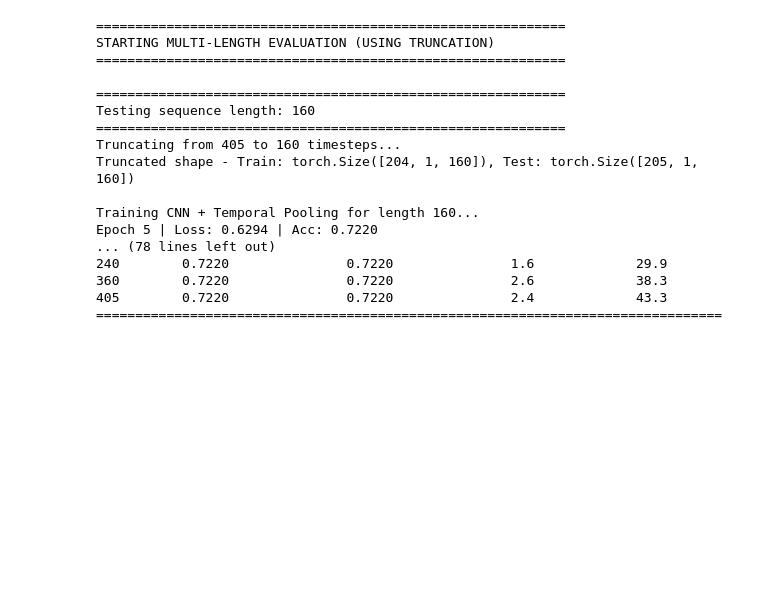
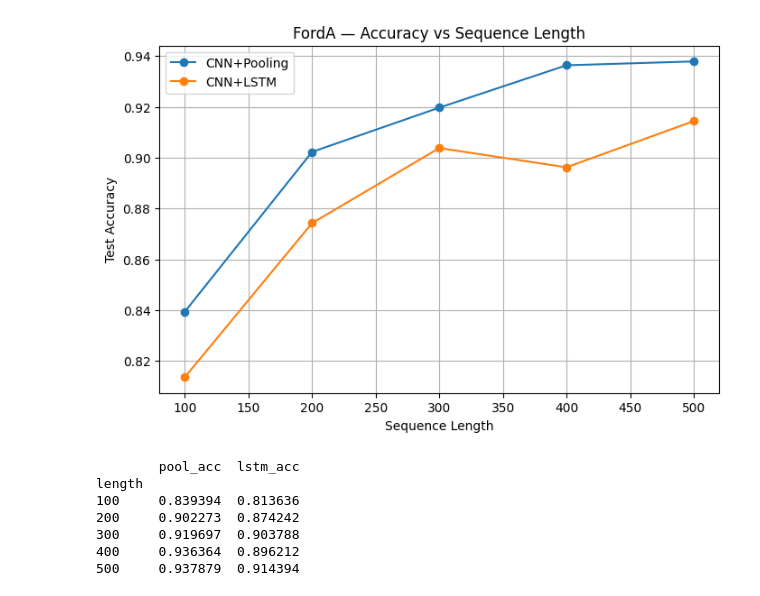
Before and after one commit to Ibrahim2750mi/CNN-architecture-analysis, a Jupyter notebook: Aeon Toolkit/FordA/seed 42/FordA.ipynb, the cells around one changed output. Cells and saved outputs as stored; diff of their text form; code cells hidden in the pictures; blank space fills up the shorter version.

```diff
--- a/Aeon Toolkit/FordA/seed 42/FordA.ipynb
+++ b/Aeon Toolkit/FordA/seed 42/FordA.ipynb
@@ -108,7 +111,7 @@ class CNN_LSTM(nn.Module):
         _, (h_n, _) = self.lstm(x)
         return self.classifier(h_n[-1])
 # %%
-def train_model_es(model, train_loader, test_loader, epochs=50, lr=1e-3, patience=8):
+def train_model_es(model, train_loader, test_loader, epochs=50, lr=1e-3, patience=15):
     device = torch.device("cuda" if torch.cuda.is_available() else "cpu")
     model = model.to(device)
     optimizer = optim.Adam(model.parameters(), lr=lr)
@@ -243,32 +266,23 @@ Epoch 10 | Loss: 0.5935 | Acc: 0.5569
 # %%
 summary = length_df.groupby('length')[['pool_acc', 'lstm_acc']].mean()
 
 plt.figure(figsize=(8, 5))
 plt.plot(summary.index, summary['pool_acc'], marker='o', label='CNN+Pooling')
 plt.plot(summary.index, summary['lstm_acc'], marker='o', label='CNN+LSTM')
 plt.xlabel('Sequence Length')
 plt.ylabel('Test Accuracy')
-plt.title('FordA — Accuracy vs Sequence Length (Mean across 3 seeds)')
+plt.title('FordA — Accuracy vs Sequence Length')
 plt.legend()
 plt.grid(True)
 plt.show()
 
 print(summary)
 # %% [output]
+[figure, added]
-============================================================
-STARTING MULTI-LENGTH EVALUATION (USING TRUNCATION)
-============================================================
-
-============================================================
-Testing sequence length: 160
-============================================================
-Truncating from 405 to 160 timesteps...
-Truncated shape - Train: torch.Size([204, 1, 160]), Test: torch.Size([205, 1, 160])
-
-Training CNN + Temporal Pooling for length 160...
-Epoch 5 | Loss: 0.6294 | Acc: 0.7220
-... (78 lines left out)
-240        0.7220               0.7220               1.6             29.9
-360        0.7220               0.7220               2.6             38.3
-405        0.7220               0.7220               2.4             43.3
-================================================================================
+        pool_acc  lstm_acc
+length
+100     0.839394  0.813636
+200     0.902273  0.874242
+300     0.919697  0.903788
+400     0.936364  0.896212
+500     0.937879  0.914394
```
Also changed, not shown: parts of 4 cells of this notebook, 2 other files.
